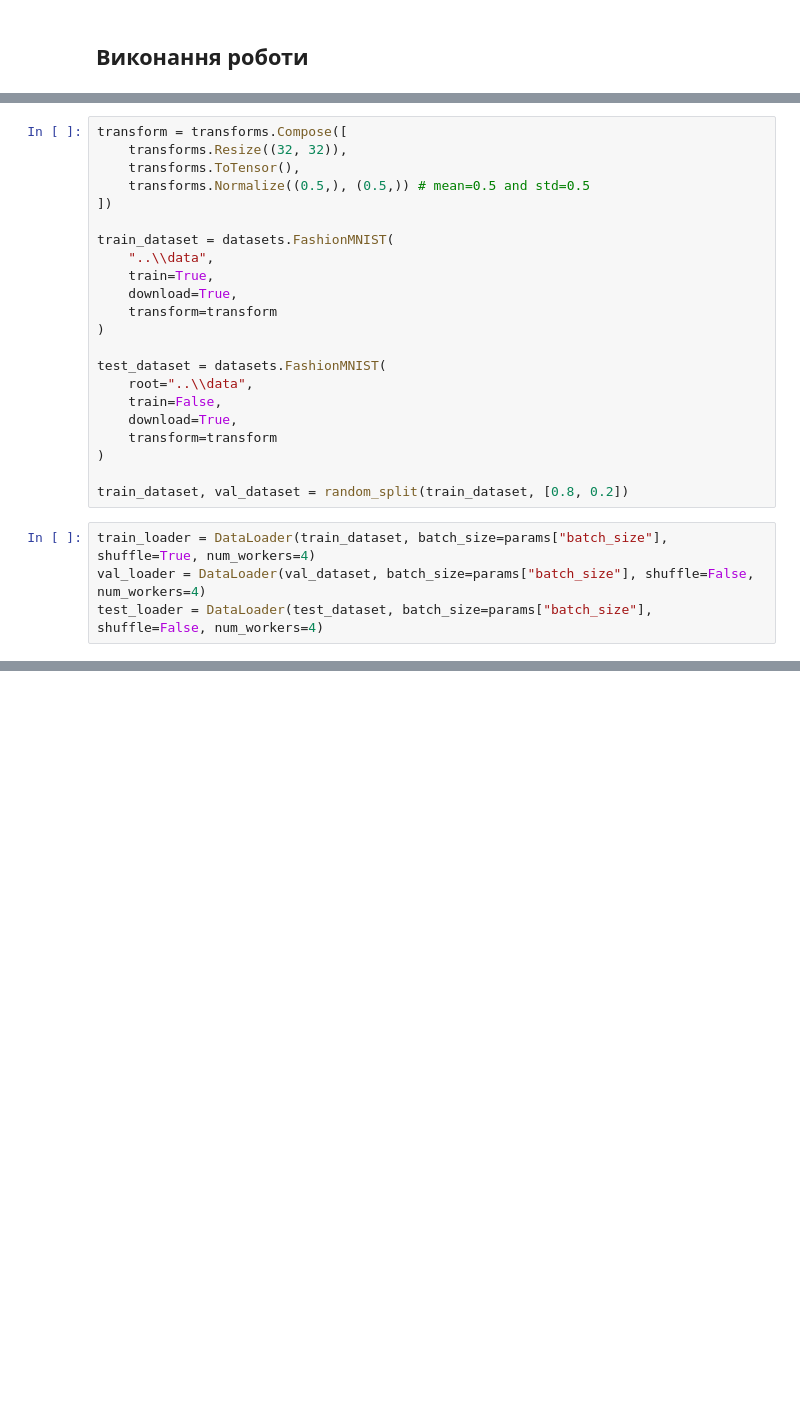
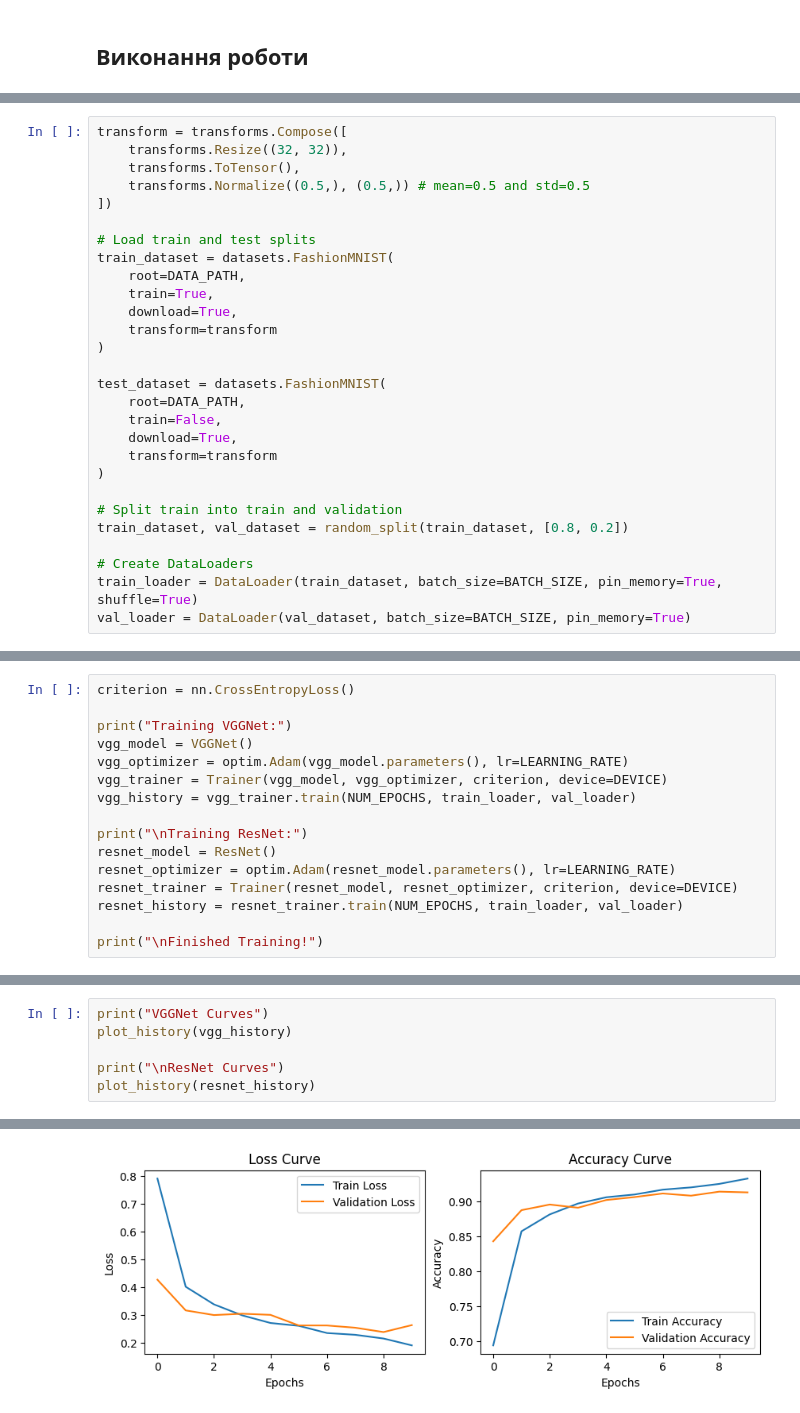
Before and after one commit to maridodonova/iasa-computer-vision, a Jupyter notebook: notebooks/lab3.ipynb, the cells around one changed output, grey strips where cells are left out. Cells and saved outputs as stored; diff of their text form; blank space fills up the shorter version.

```diff
--- a/notebooks/lab3.ipynb
+++ b/notebooks/lab3.ipynb
@@ -56,22 +64,24 @@ transform = transforms.Compose([
     transforms.Normalize((0.5,), (0.5,)) # mean=0.5 and std=0.5
 ])
 
+# Load train and test splits
 train_dataset = datasets.FashionMNIST(
-    "..\\data",
+    root=DATA_PATH,
     train=True,
     download=True,
     transform=transform
 )
 
 test_dataset = datasets.FashionMNIST(
-    root="..\\data",
+    root=DATA_PATH,
     train=False,
     download=True,
     transform=transform
 )
 
+# Split train into train and validation
 train_dataset, val_dataset = random_split(train_dataset, [0.8, 0.2])
+
+# Create DataLoaders
+train_loader = DataLoader(train_dataset, batch_size=BATCH_SIZE, pin_memory=True, shuffle=True)
+val_loader = DataLoader(val_dataset, batch_size=BATCH_SIZE, pin_memory=True)
-# %%
-train_loader = DataLoader(train_dataset, batch_size=params["batch_size"], shuffle=True, num_workers=4)
-val_loader = DataLoader(val_dataset, batch_size=params["batch_size"], shuffle=False, num_workers=4)
-test_loader = DataLoader(test_dataset, batch_size=params["batch_size"], shuffle=False, num_workers=4)
@@ -392,0 +96,16 @@ plot(
+# %%
+criterion = nn.CrossEntropyLoss()
+
+print("Training VGGNet:")
+vgg_model = VGGNet()
+vgg_optimizer = optim.Adam(vgg_model.parameters(), lr=LEARNING_RATE)
+vgg_trainer = Trainer(vgg_model, vgg_optimizer, criterion, device=DEVICE)
+vgg_history = vgg_trainer.train(NUM_EPOCHS, train_loader, val_loader)
+
+print("\nTraining ResNet:")
+resnet_model = ResNet()
+resnet_optimizer = optim.Adam(resnet_model.parameters(), lr=LEARNING_RATE)
+resnet_trainer = Trainer(resnet_model, resnet_optimizer, criterion, device=DEVICE)
+resnet_history = resnet_trainer.train(NUM_EPOCHS, train_loader, val_loader)
+
+print("\nFinished Training!")
@@ -392,0 +132,7 @@ plot(
+# %%
+print("VGGNet Curves")
+plot_history(vgg_history)
+
+print("\nResNet Curves")
+plot_history(resnet_history)
+# %% [output]
@@ -392,0 +140 @@ plot(
+[figure, added]
```
Also changed, not shown: parts of 30 cells of this notebook.
